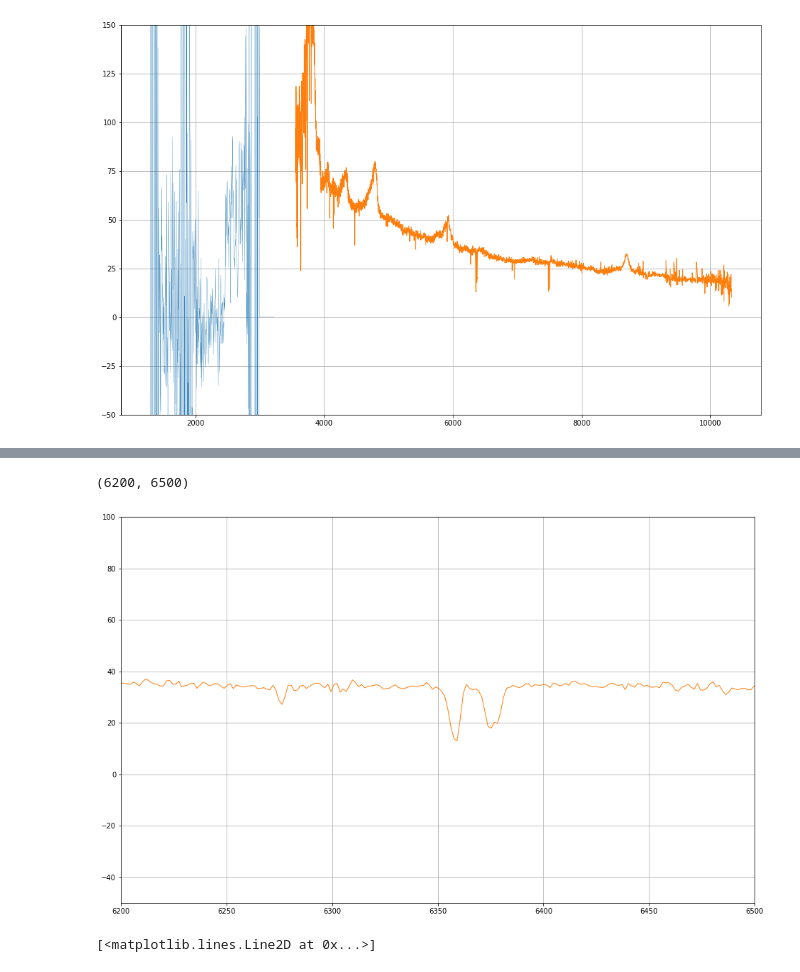
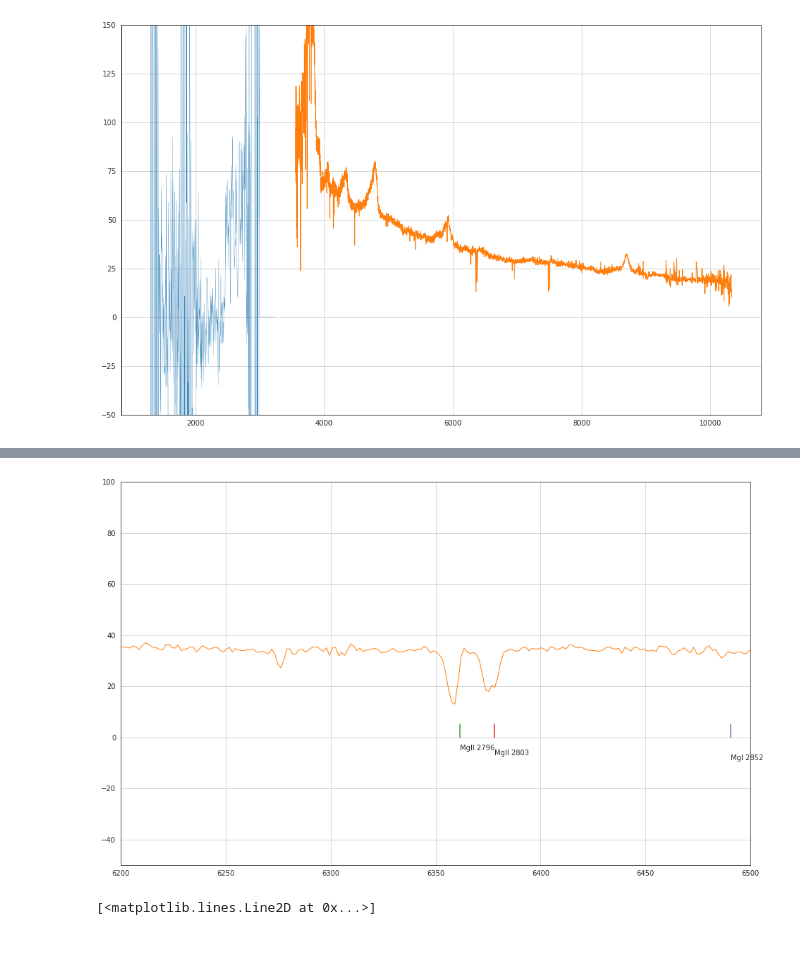
Before and after one commit to dobos/sdss_galex_lls, a Jupyter notebook: py/explore.ipynb, the cells around one changed output, grey strips where cells are left out. Cells and saved outputs as stored; diff of their text form; code cells hidden in the pictures; blank space fills up the shorter version.

Commit message:
Added absorption line markers.

```diff
--- a/py/explore.ipynb
+++ b/py/explore.ipynb
@@ -234,0 +237,6 @@ plot(wl_sdss, fl_sdss, lw=1)
+# %%
+from linetools.lists.linelist import LineList
+strong = LineList('Strong')
+
+for n in strong.name:
+    print(n, strong[n]['wrest'])
@@ -235,14 +261,25 @@ plot(wl_sdss, fl_sdss, lw=1)
 # %%
+xmin = 6200
+xmax = 6500
+z = 1.275
+
 figsize(16, 10)
 grid(True)
 ylim(-50, 100)
 plot(wl_fuv, fl_fuv_c, lw=0.3)
 #plot(wl_nuv, fl_nuv_c, lw=0.3)
 plot(wl_sdss, fl_sdss, lw=1)
 xlim(6200,6500)
+
+i = 0
+for n in strong.name:
+    w = strong[n]['wrest'].value * (1 + z)
+    if w > xmin and w < xmax:
+        plot([w, w], [0, 5], '-')
+        text(w, -5 - 2 * (i % 3), n)
+        i += 1
 # %% [output]
-(6200, 6500)
-[figure, old version]
+[figure, new version]
 # %%
 figsize(16, 10)
 grid(True)
```
Also changed, not shown: parts of 5 cells of this notebook.
